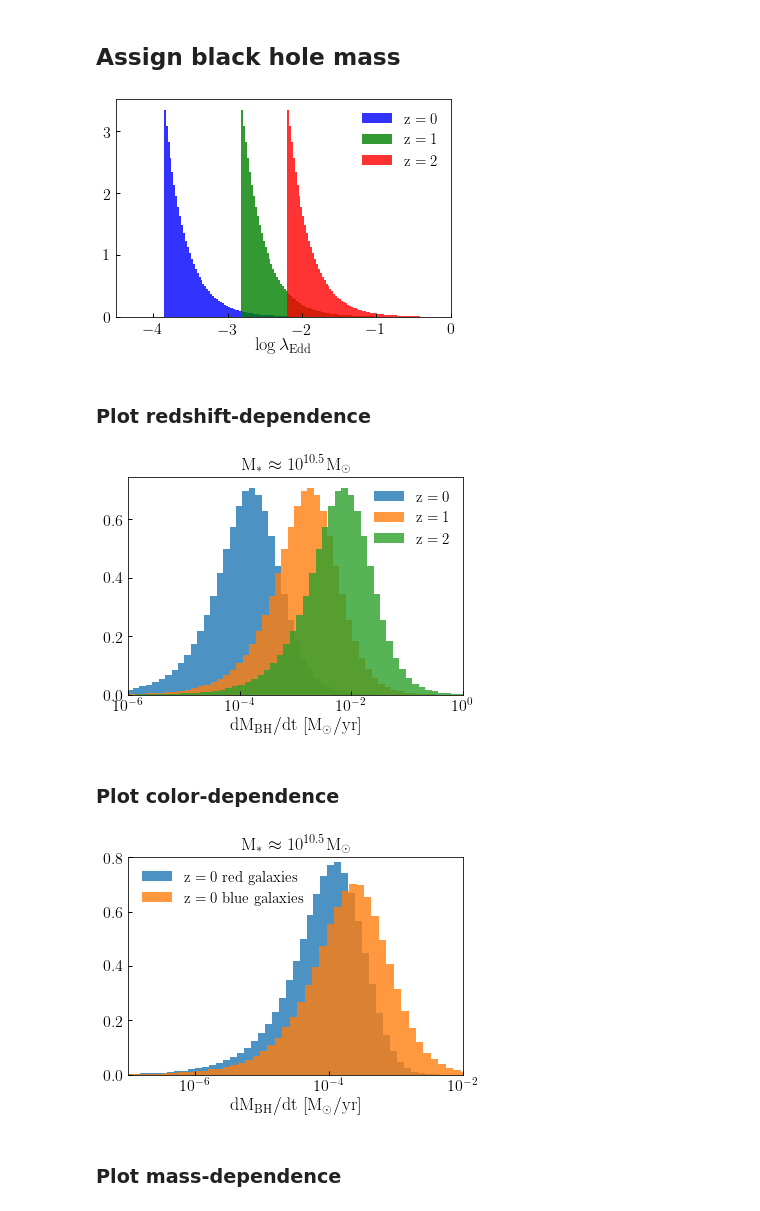
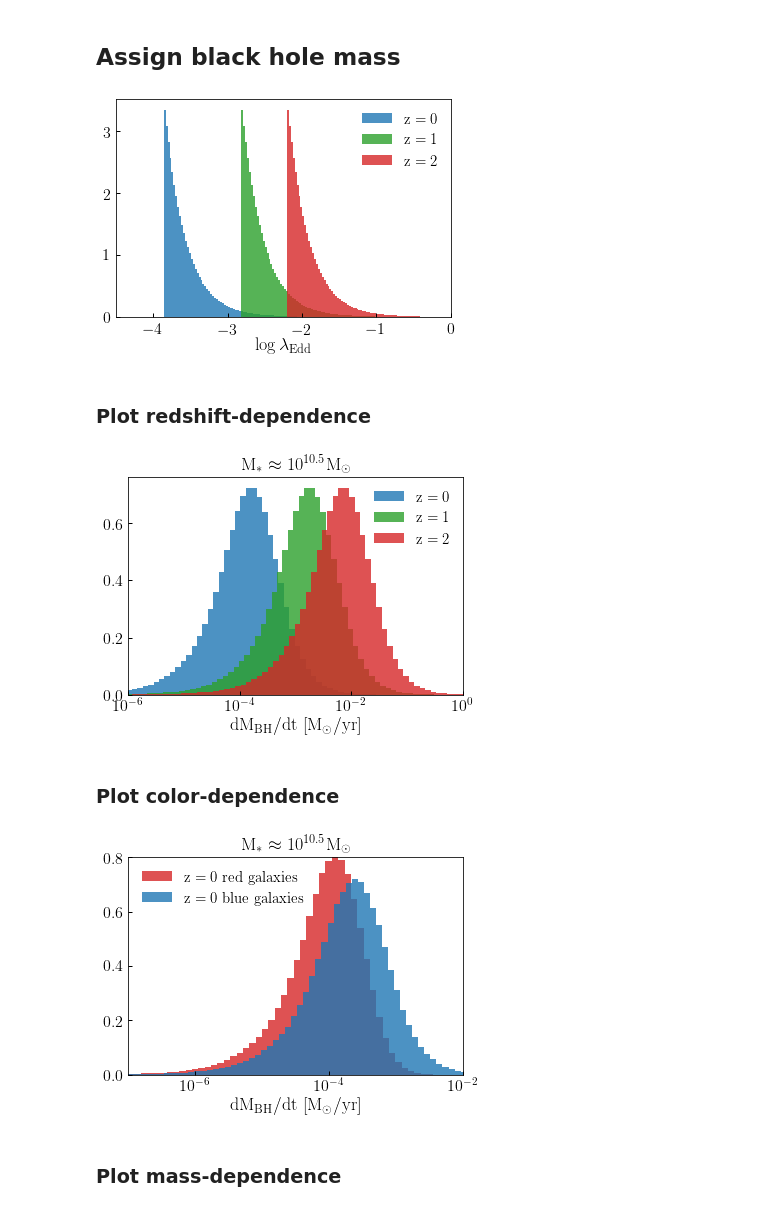
Before and after one commit to LSSTDESC/cosmodc2, a Jupyter notebook: notebooks/black_hole_accretion_rates.ipynb, the cells around one changed output. Drawn from its saved outputs; the diff is of its cells as text; code cells hidden in the pictures.

```diff
--- a/notebooks/black_hole_accretion_rates.ipynb
+++ b/notebooks/black_hole_accretion_rates.ipynb
@@ -16,10 +22,3 @@ basename = "cutmock_1e9.hdf5"
 fname = os.path.join(dirname, basename)
 mock = Table.read(fname, path='data')
 mock.Lbox = 500.
-# %%
-from cosmodc2.sdss_colors import mock_magr
-
-mock['restframe_extincted_sdss_abs_magr'] = mock_magr(
-            mock['upid'], mock['obs_sm'], mock['sfr_percentile'],
-            mock['host_halo_mvir'], sdss['sm'], sdss['sfr_percentile_fixed_sm'],
-            sdss['restframe_extincted_sdss_abs_magr'], sdss['z'])
@@ -118,24 +25,27 @@ mock['restframe_extincted_sdss_ri'][remapping_mask] = new_ri
 # %% [markdown]
 ## Assign black hole mass
 # %%
-from cosmodc2.black_hole_modeling import bh_mass_from_bulge_mass
+from cosmodc2.black_hole_modeling import monte_carlo_black_hole_mass
+
 mock['bt'] = np.random.rand(len(mock))
-median_bh_mass = bh_mass_from_bulge_mass(mock['obs_sm']*mock['bt'])
-mock['bh_mass'] = 10**np.random.normal(loc=np.log10(median_bh_mass), scale=0.3)
+mock['bulge_mass'] = mock['obs_sm']*mock['bt']
+mock['bh_mass'] = monte_carlo_black_hole_mass(mock['bulge_mass'])
 # %%
-from cosmodc2.black_hole_modeling import monte_carlo_specific_bh_acc_rate
-eddington_ratio_z0 = monte_carlo_specific_bh_acc_rate(0., mock['sfr_percentile'])
-eddington_ratio_z1 = monte_carlo_specific_bh_acc_rate(1., mock['sfr_percentile'])
-eddington_ratio_z2 = monte_carlo_specific_bh_acc_rate(2., mock['sfr_percentile'])
+eddington_ratio_z0, accretion_rate_z0 = monte_carlo_bh_acc_rate(
+    0., mock['bh_mass'], mock['sfr_percentile'])
+eddington_ratio_z1, accretion_rate_z1 = monte_carlo_bh_acc_rate(
+    1., mock['bh_mass'], mock['sfr_percentile'])
+eddington_ratio_z2, accretion_rate_z2 = monte_carlo_bh_acc_rate(
+    2., mock['bh_mass'], mock['sfr_percentile'])
 
 fig, ax = plt.subplots(1, 1)
 
 __=ax.hist(np.log10(eddington_ratio_z0), bins=100, normed=True,
-           alpha=0.8, color='blue', label=r'${\rm z=0}$')
+           alpha=0.8, color=mblue, label=r'${\rm z=0}$')
 __=ax.hist(np.log10(eddington_ratio_z1), bins=100, normed=True,
-           alpha=0.8, color='green', label=r'${\rm z=1}$')
+           alpha=0.8, color=mgreen, label=r'${\rm z=1}$')
 __=ax.hist(np.log10(eddington_ratio_z2), bins=100, normed=True,
-           alpha=0.8, color='red', label=r'${\rm z=2}$')
+           alpha=0.8, color=mred, label=r'${\rm z=2}$')
 
 legend = ax.legend()
 xlabel = ax.set_xlabel(r'${\rm \log \lambda_{Edd}}$')
@@ -144,38 +54,49 @@ xlim = ax.set_xlim(-4.5, 0)
 figname = 'black_hole_eddington_ratios_redshift_evolution.pdf'
 fig.savefig(figname, bbox_extra_artists=[xlabel], bbox_inches='tight')
 # %% [output]
-[figure, old version]
+[figure, new version]
+# %%
+from cosmodc2.black_hole_modeling import monte_carlo_bh_acc_rate
+
+redshift = 0.
+eddington_ratio, accretion_rate = monte_carlo_bh_acc_rate(
+    redshift, mock['bh_mass'], mock['sfr_percentile'])
+mock['eddington_ratio'] = eddington_ratio
+mock['bh_acc_rate'] = accretion_rate
 # %% [markdown]
 ### Plot redshift-dependence
 # %%
 sm_mask = mock['obs_sm'] > 10**10
 sm_mask *= mock['obs_sm'] < 10**10.5
-bh_rate_z0 = mock['bh_mass']*eddington_ratio_z0/45./1e6
-bh_rate_z1 = mock['bh_mass']*eddington_ratio_z1/45./1e6
-bh_rate_z2 = mock['bh_mass']*eddington_ratio_z2/45./1e6
+eddington_ratio_z0, accretion_rate_z0 = monte_carlo_bh_acc_rate(
+    0., mock['bh_mass'], mock['sfr_percentile'])
+eddington_ratio_z1, accretion_rate_z1 = monte_carlo_bh_acc_rate(
+    1., mock['bh_mass'], mock['sfr_percentile'])
+eddington_ratio_z2, accretion_rate_z2 = monte_carlo_bh_acc_rate(
+    2., mock['bh_mass'], mock['sfr_percentile'])
 
 fig, ax = plt.subplots(1, 1)
 
-__=ax.hist(np.log10(bh_rate_z0[sm_mask]), bins=100, normed=True,
-           alpha=0.8, label=r'${\rm z=0}$')
-__=ax.hist(np.log10(bh_rate_z1[sm_mask]), bins=100, normed=True,
-           alpha=0.8, label=r'${\rm z=1}$')
-__=ax.hist(np.log10(bh_rate_z2[sm_mask]), bins=100, normed=True,
-           alpha=0.8, label=r'${\rm z=2}$')
+__=ax.hist(np.log10(accretion_rate_z0[sm_mask]), bins=100, normed=True,
+           alpha=0.8, label=r'${\rm z=0}$', color=mblue)
+__=ax.hist(np.log10(accretion_rate_z1[sm_mask]), bins=100, normed=True,
+           alpha=0.8, label=r'${\rm z=1}$', color=mgreen)
+__=ax.hist(np.log10(accretion_rate_z2[sm_mask]), bins=100, normed=True,
+           alpha=0.8, label=r'${\rm z=2}$', color=mred)
 
 title = ax.set_title(r'${\rm M_{\ast}\approx10^{10.5}M_{\odot}$}')
 xlabel = ax.set_xlabel(r'${\rm dM_{BH}/dt\ [M_{\odot}/yr]}$')
 legend = ax.legend()
 
 xlim = ax.set_xlim(-6, 0)
 __=ax.set_xticks((-6, -4, -2, 0))
 xticklabels = (r'$10^{-6}$', r'$10^{-4}$', r'$10^{-2}$', r'$10^{0}$')
 __=ax.set_xticklabels(xticklabels)
 
 figname = 'black_hole_accretion_rates_v4_redshift_evolution.pdf'
 fig.savefig(figname, bbox_extra_artists=[xlabel], bbox_inches='tight')
 # %% [output]
-[figure, old version]
+[figure, new version]
 # %% [markdown]
 ### Plot color-dependence
 # %%
@@ -188,12 +109,15 @@ mask1 = sm_mask & sfr_mask1
 sfr_mask2 = mock['obs_sfr'] > median_sfr
 mask2 = sm_mask & sfr_mask2
 
+eddington_ratio_z0, accretion_rate_z0 = monte_carlo_bh_acc_rate(
+    0., mock['bh_mass'], mock['sfr_percentile'])
+
 fig, ax = plt.subplots(1, 1)
 
-__=ax.hist(np.log10(bh_rate_z0[mask1]), bins=100, normed=True,
-           alpha=0.8, label=r'${\rm z=0\ red\ galaxies}$')
-__=ax.hist(np.log10(bh_rate_z0[mask2]), bins=100, normed=True,
-           alpha=0.8, label=r'${\rm z=0\ blue\ galaxies}$')
+__=ax.hist(np.log10(accretion_rate_z0[mask1]), bins=100, normed=True,
+           alpha=0.8, label=r'${\rm z=0\ red\ galaxies}$', color=mred)
+__=ax.hist(np.log10(accretion_rate_z0[mask2]), bins=100, normed=True,
+           alpha=0.8, label=r'${\rm z=0\ blue\ galaxies}$', color=mblue)
 
 ylim = ax.set_ylim(0, 0.8)
 title = ax.set_title(r'${\rm M_{\ast}\approx10^{10.5}M_{\odot}$}')
@@ -208,7 +132,7 @@ __=ax.set_xticklabels(xticklabels)
 figname = 'black_hole_accretion_rates_v4_sfr_dependence.pdf'
 fig.savefig(figname, bbox_extra_artists=[xlabel], bbox_inches='tight')
 # %% [output]
-[figure, old version]
+[figure, new version]
 # %% [markdown]
 ### Plot mass-dependence
 # %%
```
Also changed, not shown: parts of 8 cells of this notebook, 2 other files.
